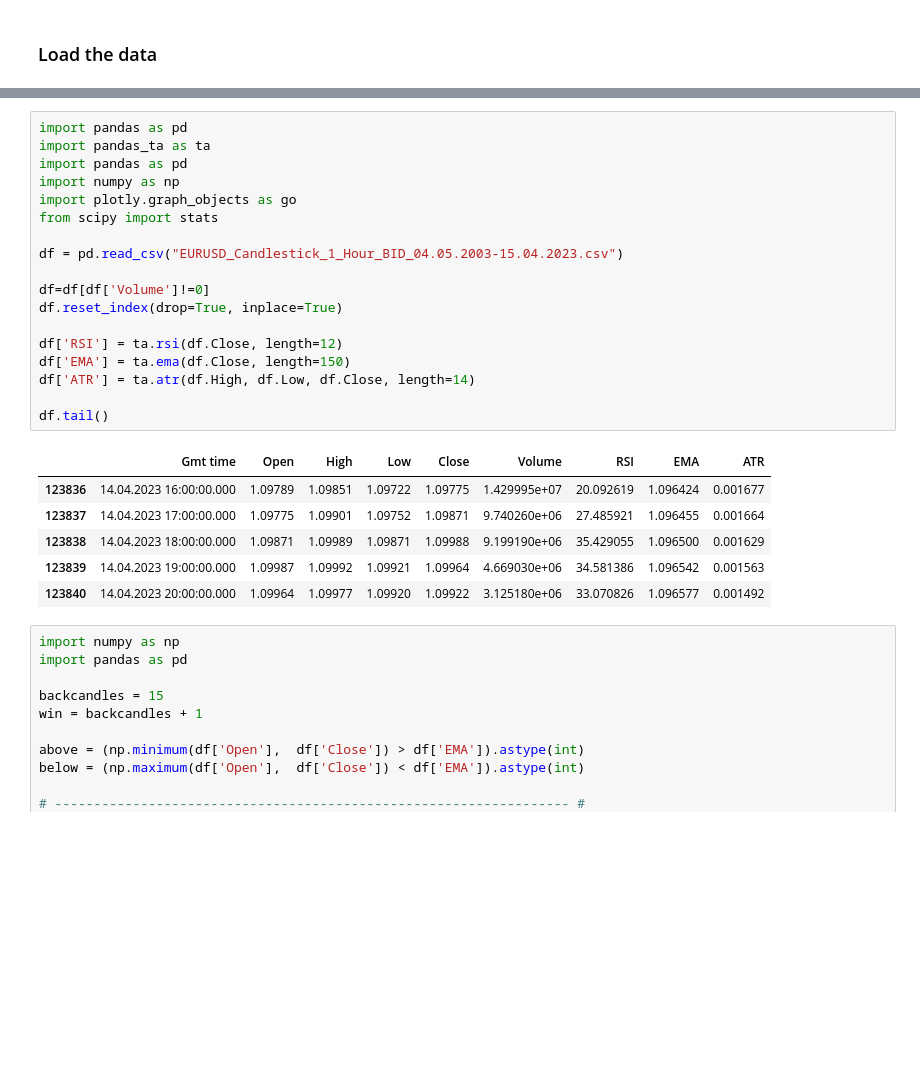
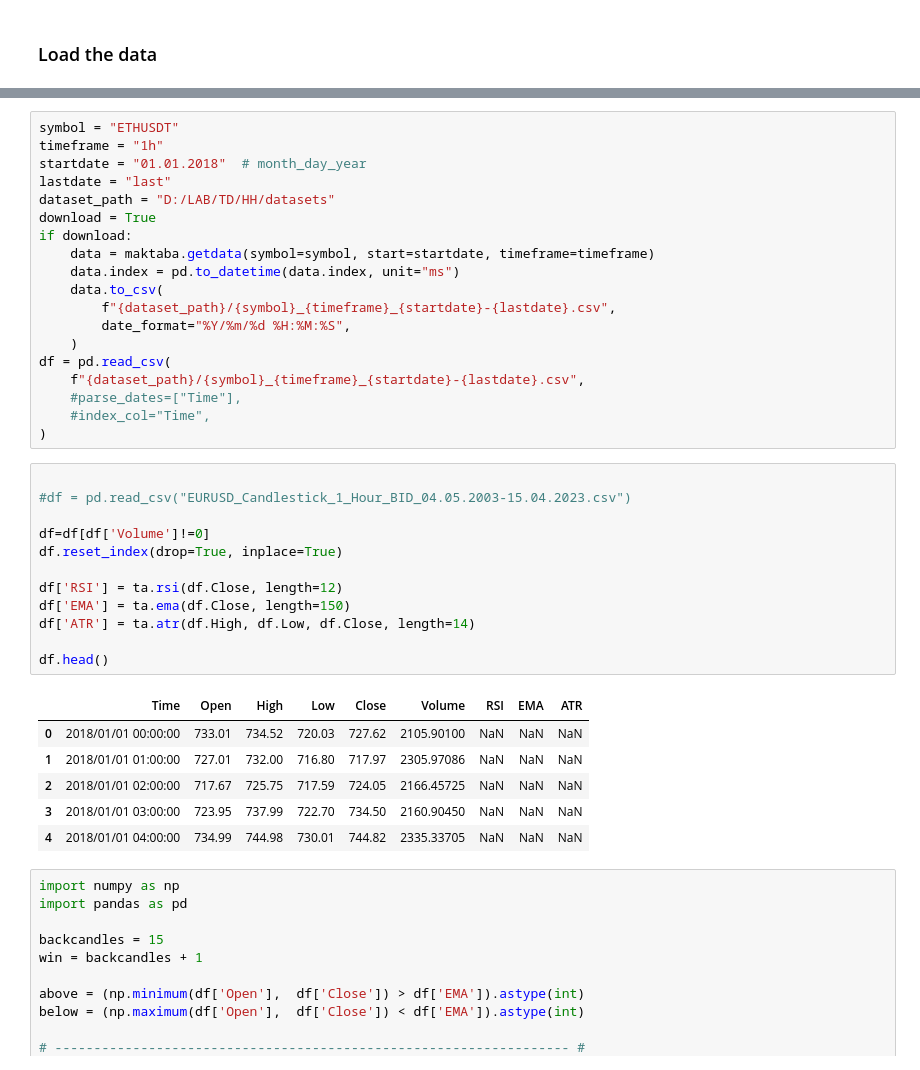
Before and after one commit to Merafeh/BreakOutLiquiditySweep, a Jupyter notebook: BreakOut_Liquidity_Sweep.ipynb, the cells around one changed output, grey strips where cells are left out. Cells and saved outputs as stored; diff of their text form; blank space fills up the shorter version.

```diff
--- a/BreakOut_Liquidity_Sweep.ipynb
+++ b/BreakOut_Liquidity_Sweep.ipynb
@@ -5,28 +13,41 @@
+# %%
+symbol = "ETHUSDT"
+timeframe = "1h"
+startdate = "01.01.2018"  # month_day_year
+lastdate = "last"
+dataset_path = "D:/LAB/TD/HH/datasets"
+download = True
+if download:
+    data = maktaba.getdata(symbol=symbol, start=startdate, timeframe=timeframe)
+    data.index = pd.to_datetime(data.index, unit="ms")
+    data.to_csv(
+        f"{dataset_path}/{symbol}_{timeframe}_{startdate}-{lastdate}.csv",
+        date_format="%Y/%m/%d %H:%M:%S",
+    )
+df = pd.read_csv(
+    f"{dataset_path}/{symbol}_{timeframe}_{startdate}-{lastdate}.csv",
+    #parse_dates=["Time"],
+    #index_col="Time",
+)
 # %%
-import pandas as pd
-import pandas_ta as ta
-import pandas as pd
-import numpy as np
-import plotly.graph_objects as go
-from scipy import stats
 
-df = pd.read_csv("EURUSD_Candlestick_1_Hour_BID_04.05.2003-15.04.2023.csv")
+#df = pd.read_csv("EURUSD_Candlestick_1_Hour_BID_04.05.2003-15.04.2023.csv")
 
 df=df[df['Volume']!=0]
 df.reset_index(drop=True, inplace=True)
 
 df['RSI'] = ta.rsi(df.Close, length=12)
 df['EMA'] = ta.ema(df.Close, length=150)
 df['ATR'] = ta.atr(df.High, df.Low, df.Close, length=14)
 
-df.tail()
+df.head()
 # %% [output]
-|  | Gmt time | Open | High | Low | Close | Volume | RSI | EMA | ATR |
-| 123836 | 14.04.2023 16:00:00.000 | 1.09789 | 1.09851 | 1.09722 | 1.09775 | 1.429995e+07 | 20.092619 | 1.096424 | 0.001677 |
-| 123837 | 14.04.2023 17:00:00.000 | 1.09775 | 1.09901 | 1.09752 | 1.09871 | 9.740260e+06 | 27.485921 | 1.096455 | 0.001664 |
-| 123838 | 14.04.2023 18:00:00.000 | 1.09871 | 1.09989 | 1.09871 | 1.09988 | 9.199190e+06 | 35.429055 | 1.096500 | 0.001629 |
-| 123839 | 14.04.2023 19:00:00.000 | 1.09987 | 1.09992 | 1.09921 | 1.09964 | 4.669030e+06 | 34.581386 | 1.096542 | 0.001563 |
-| 123840 | 14.04.2023 20:00:00.000 | 1.09964 | 1.09977 | 1.09920 | 1.09922 | 3.125180e+06 | 33.070826 | 1.096577 | 0.001492 |
+|  | Time | Open | High | Low | Close | Volume | RSI | EMA | ATR |
+| 0 | 2018/01/01 00:00:00 | 733.01 | 734.52 | 720.03 | 727.62 | 2105.90100 | NaN | NaN | NaN |
+| 1 | 2018/01/01 01:00:00 | 727.01 | 732.00 | 716.80 | 717.97 | 2305.97086 | NaN | NaN | NaN |
+| 2 | 2018/01/01 02:00:00 | 717.67 | 725.75 | 717.59 | 724.05 | 2166.45725 | NaN | NaN | NaN |
+| 3 | 2018/01/01 03:00:00 | 723.95 | 737.99 | 722.70 | 734.50 | 2160.90450 | NaN | NaN | NaN |
+| 4 | 2018/01/01 04:00:00 | 734.99 | 744.98 | 730.01 | 744.82 | 2335.33705 | NaN | NaN | NaN |
 # %%
 import numpy as np
 import pandas as pd
```
Also changed, not shown: parts of 9 cells of this notebook.
